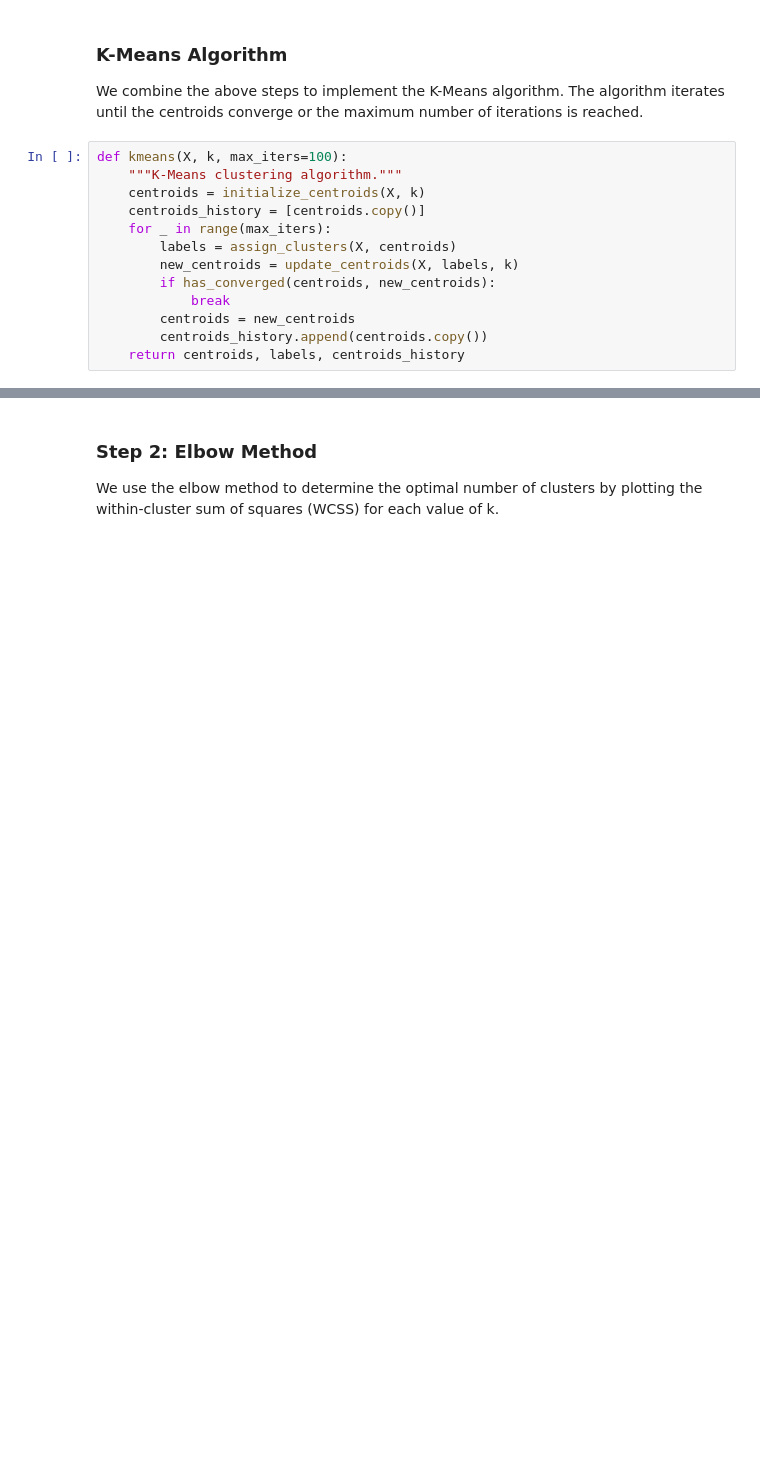
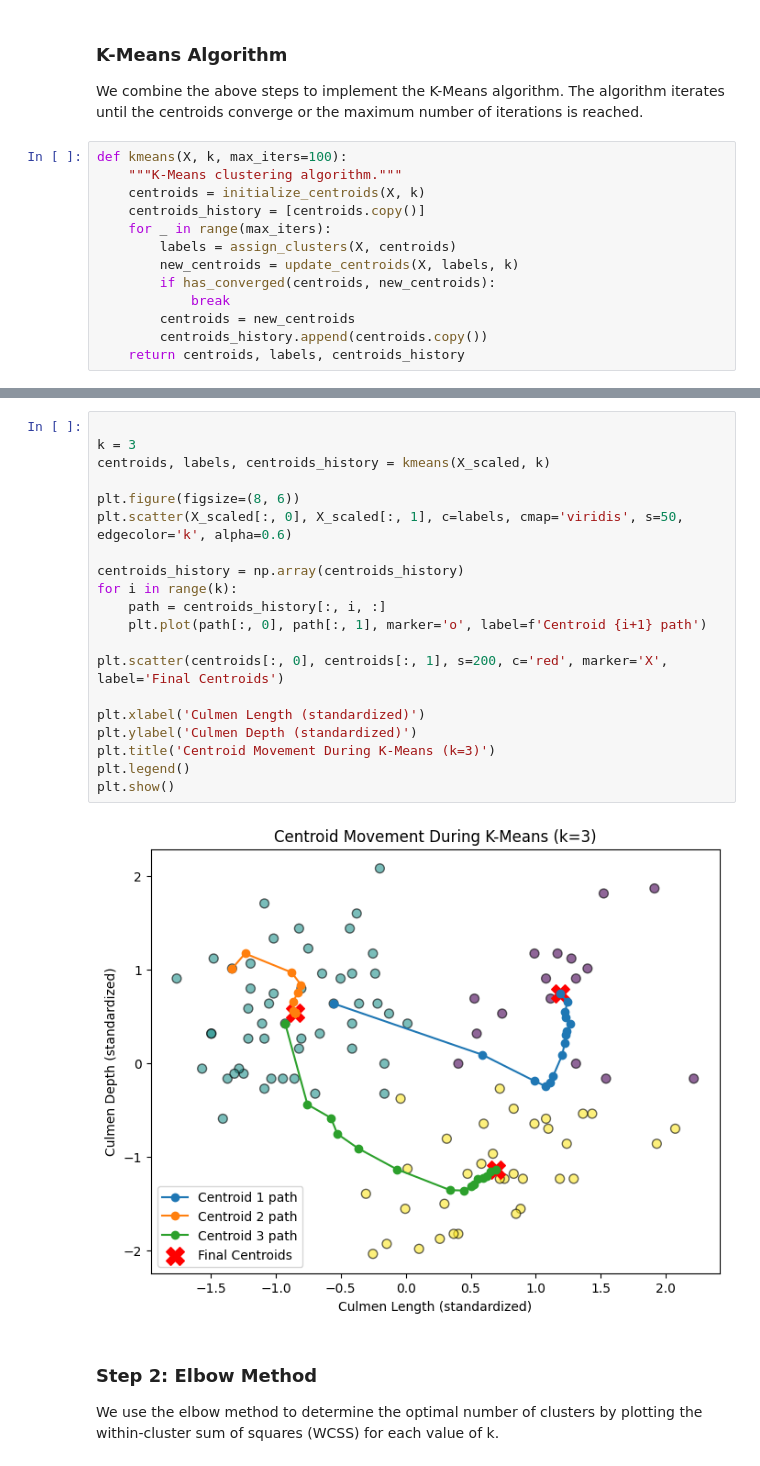
Before and after one commit to jvnthny-espiritu/ml-courseworks, a Jupyter notebook: k-means-activity/k-means.ipynb, the cells around one changed output, grey strips where cells are left out. Saved outputs shown, nothing was run; the diff lists cells and outputs as text; blank space fills up the shorter version.

```diff
--- a/k-means-activity/k-means.ipynb
+++ b/k-means-activity/k-means.ipynb
@@ -185,3 +183,25 @@ ValueError: unknown file extension: .mp4
+# %%
+
+k = 3
+centroids, labels, centroids_history = kmeans(X_scaled, k)
+
+plt.figure(figsize=(8, 6))
+plt.scatter(X_scaled[:, 0], X_scaled[:, 1], c=labels, cmap='viridis', s=50, edgecolor='k', alpha=0.6)
+
+centroids_history = np.array(centroids_history)
+for i in range(k):
+    path = centroids_history[:, i, :]
+    plt.plot(path[:, 0], path[:, 1], marker='o', label=f'Centroid {i+1} path')
+
+plt.scatter(centroids[:, 0], centroids[:, 1], s=200, c='red', marker='X', label='Final Centroids')
+
+plt.xlabel('Culmen Length (standardized)')
+plt.ylabel('Culmen Depth (standardized)')
+plt.title('Centroid Movement During K-Means (k=3)')
+plt.legend()
+plt.show()
+# %% [output]
+[figure, added]
 # %% [markdown]
 ### Step 2: Elbow Method
 
```
Also changed, not shown: parts of 8 cells of this notebook.
